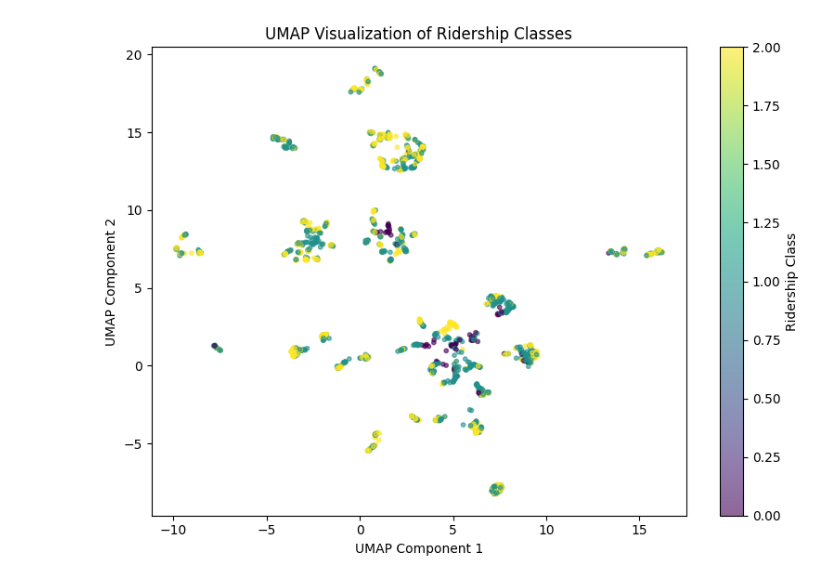
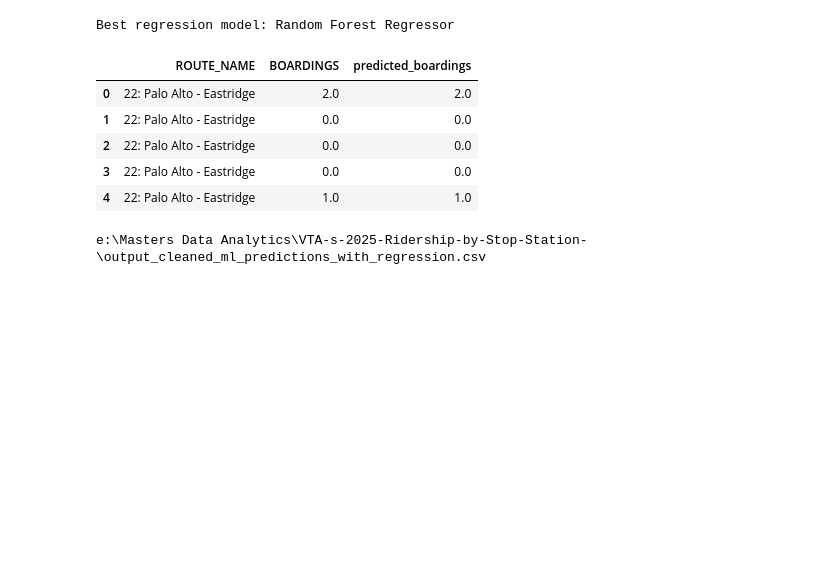
Before and after one commit to sneha-tumkur-narendra/VTA-s-2025-Ridership-by-Stop-Station, a Jupyter notebook: MLPart_230.ipynb, the cells around one changed output. Saved outputs shown, nothing was run; the diff lists cells and outputs as text; code cells hidden in the pictures; blank space fills up the shorter version.

```diff
--- a/MLPart_230.ipynb
+++ b/MLPart_230.ipynb
@@ -347,55 +399,29 @@ plt.show()
 # %%
 # =========================
-# 8. UMAP Visualization - FIXED
+# Add Predicted Boardings - FIXED
 # =========================
 
-# Sample for speed
-sample_size = 2000
+best_reg_name = reg_metrics_df.sort_values("R2", ascending=False).iloc[0]["Model"]
+best_reg = reg_models[best_reg_name]
 
-if len(X) > sample_size:
-    X_sample = X.sample(sample_size, random_state=42)
-    y_sample = y.loc[X_sample.index]
-else:
-    X_sample = X
-    y_sample = y
+# IMPORTANT: use reg_preprocessor, not preprocessor
+X_reg_all_p = reg_preprocessor.transform(X_reg)
 
-# Create X_processed
-X_processed = preprocessor.fit_transform(X_sample)
+df["predicted_boardings"] = best_reg.predict(X_reg_all_p)
 
-# Convert sparse matrix to dense
-if hasattr(X_processed, "toarray"):
-    X_processed = X_processed.toarray()
-
-# Convert labels to numbers for color plotting
-label_encoder = LabelEncoder()
-y_encoded = label_encoder.fit_transform(y_sample)
-
-# Run UMAP
-umap_model = umap.UMAP(
-    n_components=2,
-    n_neighbors=15,
-    min_dist=0.1,
-    random_state=42
-)
-
-X_umap = umap_model.fit_transform(X_processed)
-
-# Plot
-plt.figure(figsize=(8, 6))
-scatter = plt.scatter(
-    X_umap[:, 0],
-    X_umap[:, 1],
-    c=y_encoded,
-    cmap="viridis",
-    alpha=0.6,
-    s=10
-)
-
-plt.colorbar(scatter, label="Ridership Class")
-plt.title("UMAP Visualization of Ridership Classes")
-plt.xlabel("UMAP Component 1")
-plt.ylabel("UMAP Component 2")
-plt.tight_layout()
-plt.show()
+print("Best regression model:", best_reg_name)
+df[["ROUTE_NAME", "BOARDINGS", "predicted_boardings"]].head()
 # %% [output]
-[figure, removed]
+Best regression model: Random Forest Regressor
+|  | ROUTE_NAME | BOARDINGS | predicted_boardings |
+| 0 | 22: Palo Alto - Eastridge | 2.0 | 2.0 |
+| 1 | 22: Palo Alto - Eastridge | 0.0 | 0.0 |
+| 2 | 22: Palo Alto - Eastridge | 0.0 | 0.0 |
+| 3 | 22: Palo Alto - Eastridge | 0.0 | 0.0 |
+| 4 | 22: Palo Alto - Eastridge | 1.0 | 1.0 |
+# %%
+df.to_csv("output_cleaned_ml_predictions_with_regression.csv", index=False)
+
+FileLink("output_cleaned_ml_predictions_with_regression.csv")
+# %% [output]
+e:\Masters Data Analytics\VTA-s-2025-Ridership-by-Stop-Station-\output_cleaned_ml_predictions_with_regression.csv
```
Also changed, not shown: parts of 11 cells of this notebook, 8 other files.
